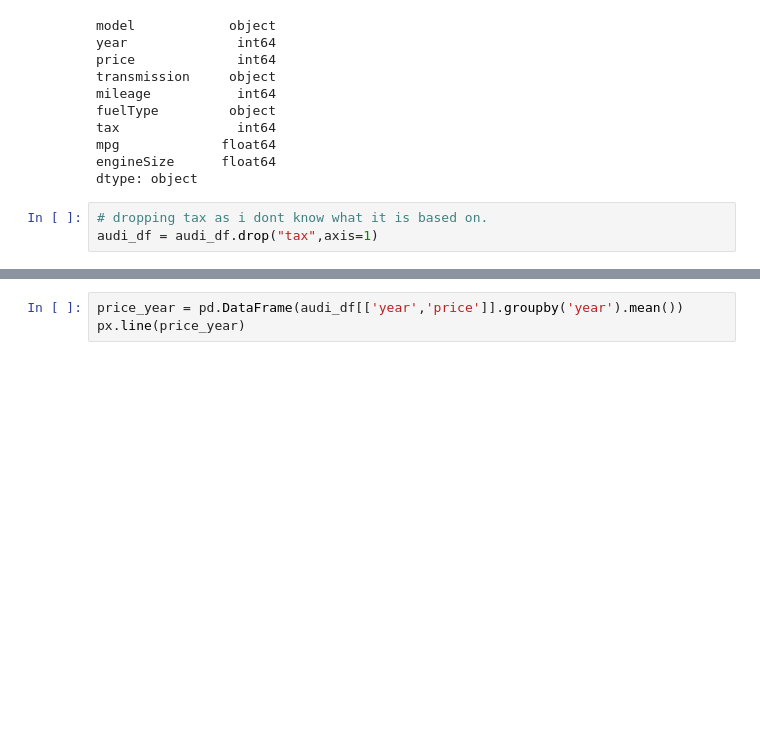
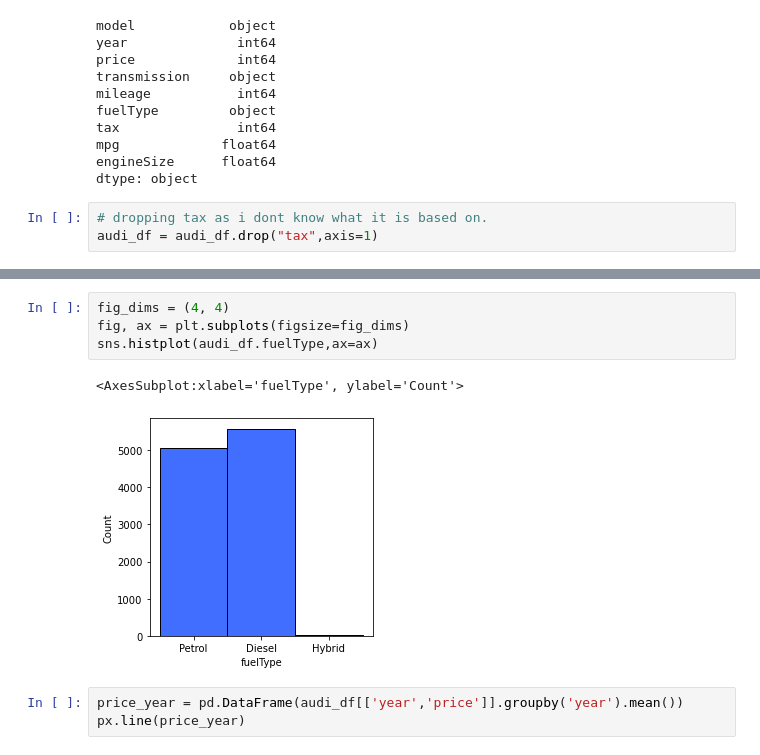
Before and after one commit to overtunned/carpriceprediction, a Jupyter notebook: 002_case_study_1.ipynb, the cells around one changed output, grey strips where cells are left out. Saved outputs shown, nothing was run; the diff lists cells and outputs as text; blank space fills up the shorter version.

```diff
--- a/002_case_study_1.ipynb
+++ b/002_case_study_1.ipynb
@@ -245,3 +111,10 @@ df
+# %%
+fig_dims = (4, 4)
+fig, ax = plt.subplots(figsize=fig_dims)
+sns.histplot(audi_df.fuelType,ax=ax)
+# %% [output]
+<AxesSubplot:xlabel='fuelType', ylabel='Count'>
+[figure, added]
 # %%
 price_year = pd.DataFrame(audi_df[['year','price']].groupby('year').mean())
 px.line(price_year)
```
Also changed, not shown: parts of 51 cells of this notebook.
